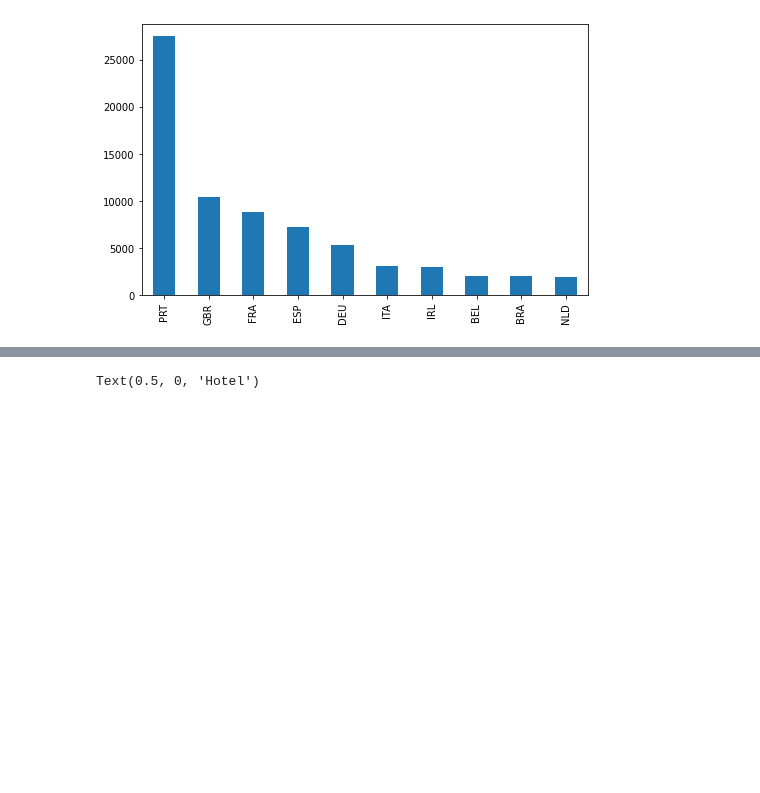
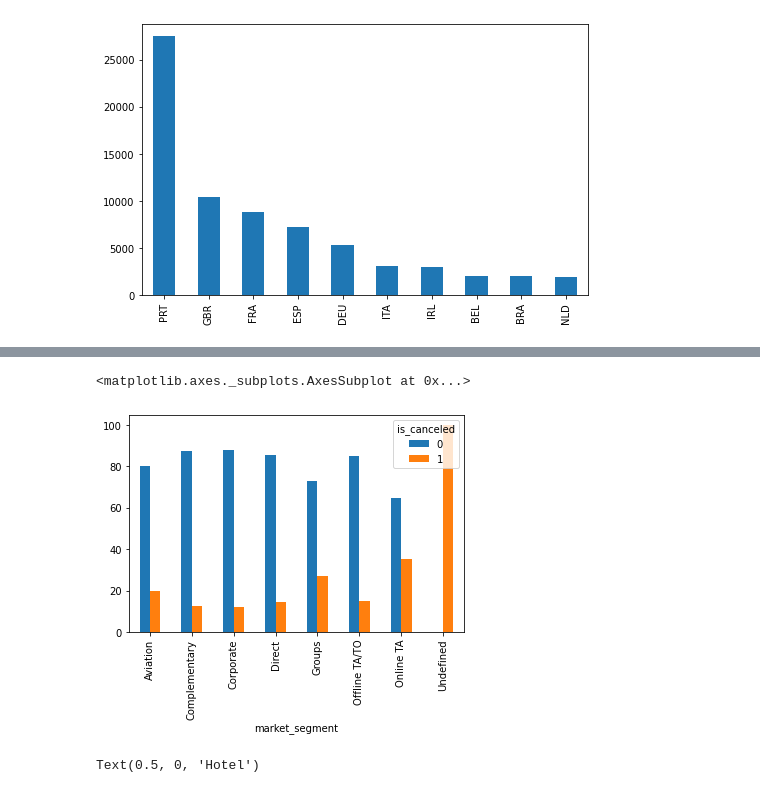
Before and after one commit to gauriagarwal18/Hotel_Booking_Analysis, a Jupyter notebook: Hotel_Booking.ipynb, the cells around one changed output, grey strips where cells are left out. Drawn from its saved outputs; the diff is of its cells as text; code cells hidden in the pictures; blank space fills up the shorter version.

```diff
--- a/Hotel_Booking.ipynb
+++ b/Hotel_Booking.ipynb
@@ -201,3 +205,9 @@ max_country.plot(kind = 'bar',figsize = (8,5))
 # %% [output]
 <matplotlib.axes._subplots.AxesSubplot at 0x...>
 [figure]
+# %%
+segment_cancel=pd.crosstab(hotels["market_segment"],hotels["is_canceled"])
+segment_cancel['total_booking_per'] = segment_cancel[0]+segment_cancel[1]
+segment_cancel[0] = round((segment_cancel[0]/segment_cancel['total_booking_per'])*100,2)
+segment_cancel[1] = round((segment_cancel[1]/segment_cancel['total_booking_per'])*100,2)
+segment_cancel
@@ -204,3 +225,8 @@ max_country.plot(kind = 'bar',figsize = (8,5))
+# %%
+segment_cancel.plot(kind = 'bar',y = [0,1])
+# %% [output]
+<matplotlib.axes._subplots.AxesSubplot at 0x...>
+[figure, added]
 # %%
 hotel_adr = hotels.groupby('hotel')['adr'].mean()
 # %%
```
Also changed, not shown: parts of 21 cells of this notebook.
